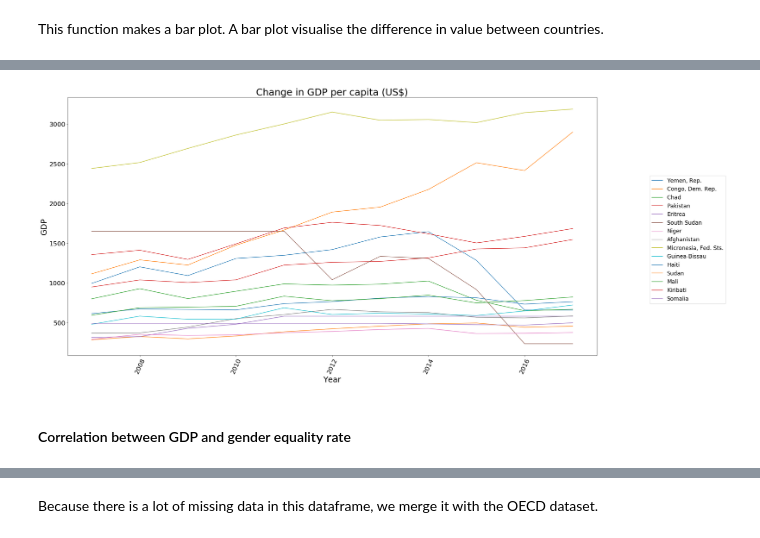
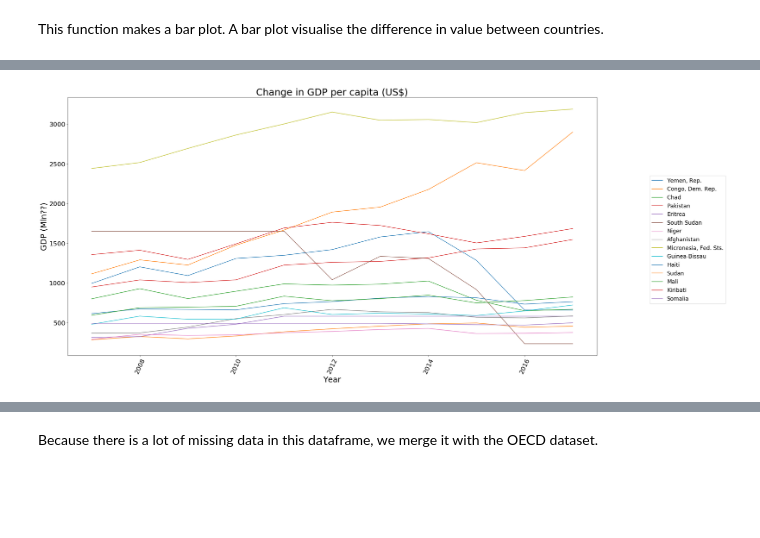
Before and after one commit to omar-d/EPA-WB-Equity, a Jupyter notebook: Final_Assignment-Copy2.ipynb, the cells around one changed output, grey strips where cells are left out. Drawn from its saved outputs; the diff is of its cells as text; code cells hidden in the pictures; blank space fills up the shorter version.

```diff
--- a/Final_Assignment-Copy2.ipynb
+++ b/Final_Assignment-Copy2.ipynb
@@ -147,9 +149,9 @@ def getYears15(name):
 This function is for making a line plot of certain dataframes. A linegraph shows how an indicator has changed over time for a particular country.
 # %%
 def graph(dataframe, title_graph, x_label, y_label):
-    fig_ax = plt.subplots(figsize=(30, 15))
+    fig,ax = plt.subplots(figsize=(30, 15))
 
-    # TEKST
+    # Selects every country only once instead of every time.
     for name in dataframe["country"].unique():
         ax.plot(dataframe[dataframe.country==name].date, dataframe[dataframe.country==name].value,label=name)
 
@@ -283,10 +316,8 @@ makeBarPlot(GDP_worst15['country'], GDP_worst15['value_y'], "GDP per capita, PPP
 # %%
 # Create the dataframe of the GDP of the 15 countries over the years 2007 till 2017
 GDP_years = getYears15(GDP_all)
 
-# Plot this
-graph(GDP_years, "Change in GDP per capita (US$)", "Year", "GDP")
+# Plot of the GDP over the years
+graph(GDP_years, "Change in GDP per capita (US$)", "Year", "GDP (Mln $??)")
 # %% [output]
-[figure, old version]
+[figure, new version]
-# %% [markdown]
-#### Correlation between GDP and gender equality rate
```
Also changed, not shown: parts of 40 cells of this notebook.
